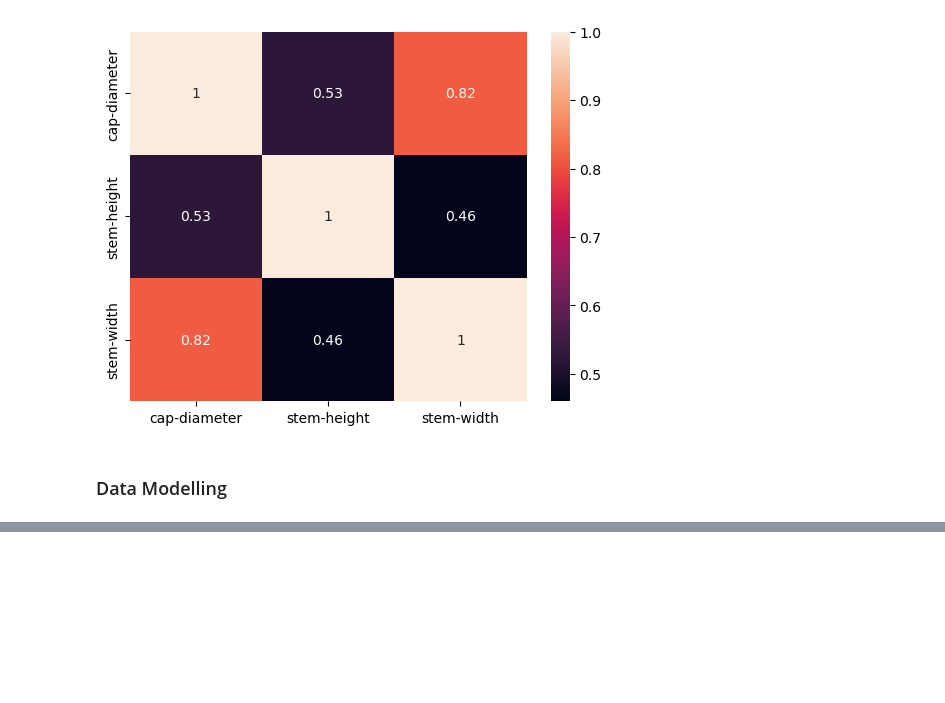
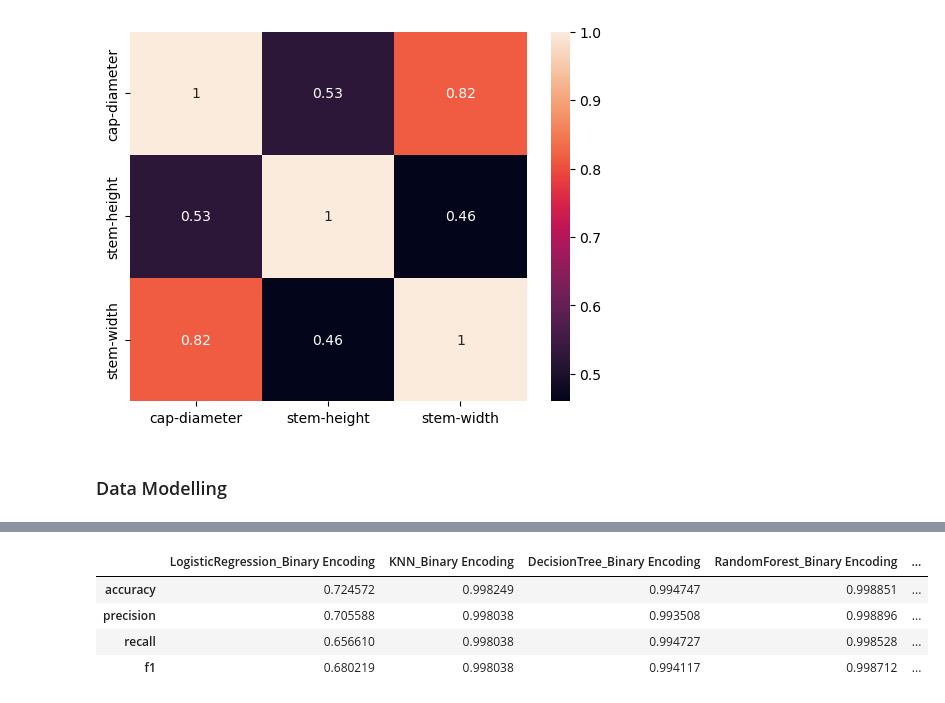
Before and after one commit to tejas-gkt/Mushroom-Classification---Edible-or-Poisonous, a Jupyter notebook: Tejas_EdiFungi.ipynb, the cells around one changed output, grey strips where cells are left out. Cells and saved outputs as stored; diff of their text form; code cells hidden in the pictures; blank space fills up the shorter version.

```diff
--- a/Tejas_EdiFungi.ipynb
+++ b/Tejas_EdiFungi.ipynb
@@ -551,0 +685,8 @@ testing_results
+# %%
+testing_results
+# %% [output]
+|  | LogisticRegression_Binary Encoding | KNN_Binary Encoding | DecisionTree_Binary Encoding | RandomForest_Binary Encoding | ... |
+| accuracy | 0.724572 | 0.998249 | 0.994747 | 0.998851 | ... |
+| precision | 0.705588 | 0.998038 | 0.993508 | 0.998896 | ... |
+| recall | 0.656610 | 0.998038 | 0.994727 | 0.998528 | ... |
+| f1 | 0.680219 | 0.998038 | 0.994117 | 0.998712 | ... |
```
Also changed, not shown: parts of 13 cells of this notebook.
